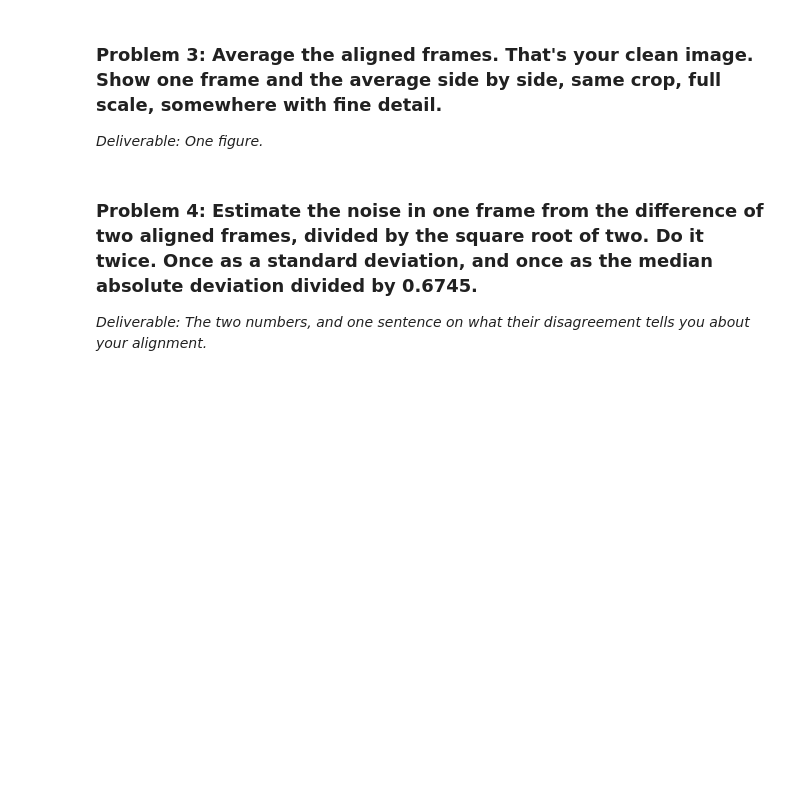
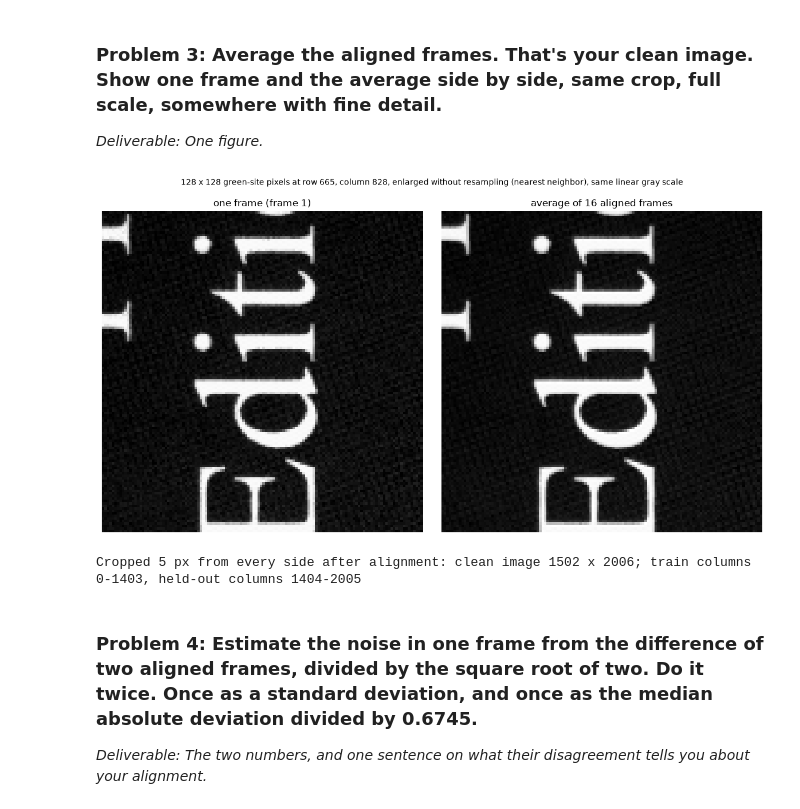
Before and after one commit to Jon-Knapp/EE513, a Jupyter notebook: Project 2/Homework 7 Training Without Clean Images.ipynb, the cells around one changed output. Cells and saved outputs as stored; diff of their text form; code cells hidden in the pictures; blank space fills up the shorter version.

```diff
--- a/Project 2/Homework 7 Training Without Clean Images.ipynb
+++ b/Project 2/Homework 7 Training Without Clean Images.ipynb
@@ -210,26 +333,30 @@ _Deliverable: One figure._
 # %%
 clean = np.mean(aligned, axis=0)
 inner = (slice(MARGIN, H - MARGIN), slice(MARGIN, W - MARGIN))   # every later step works inside this
 clean, aligned = clean[inner], [a[inner] for a in aligned]
 H, W = clean.shape
 SPLIT = int(TRAIN_FRACTION * W)                                    # columns < SPLIT train, >= SPLIT score
 
 # Crop with the most fine detail: highest local variance of the average after removing slow shading.
 detail = gaussian_filter((clean - gaussian_filter(clean, 4)) ** 2, 24)
 cy, cx = np.unravel_index(np.argmax(detail[64:-64, 64:-64]), (H - 128, W - 128))
 cy, cx = cy + 64, cx + 64
 C3 = (slice(cy - 64, cy + 64), slice(cx - 64, cx + 64))
 
 lo, hi = np.percentile(clean[C3], [0.5, 99.5])
 fig, axes = plt.subplots(1, 2, figsize=(12, 6.2))
 for ax, im, t in zip(axes, (aligned[0][C3], clean[C3]), ("one frame (frame 1)", f"average of {N} aligned frames")):
     ax.imshow(im, cmap="gray", vmin=lo, vmax=hi, interpolation="nearest")
     ax.set_title(t); ax.axis("off")
-fig.suptitle(f"128 x 128 green-site pixels at row {cy}, column {cx}, shown 1:1 in pixels, same linear gray scale",
-             fontsize=10)
+fig.suptitle(f"128 x 128 green-site pixels at row {cy}, column {cx}, enlarged without resampling (nearest neighbor), "
+             f"same linear gray scale",
+             fontsize=10, y=1.02)
 fig.tight_layout(); fig.savefig("hw7_item3_frame_vs_average.png", dpi=150, bbox_inches="tight"); plt.show()
 print(f"Cropped {MARGIN} px from every side after alignment: clean image {H} x {W}; train columns 0-{SPLIT - 1}, "
       f"held-out columns {SPLIT}-{W - 1}")
+# %% [output]
+[figure, added]
+Cropped 5 px from every side after alignment: clean image 1502 x 2006; train columns 0-1403, held-out columns 1404-2005
 # %% [markdown]
 ### Problem 4: Estimate the noise in one frame from the difference of two aligned frames, divided by the square root of two. Do it twice. Once as a standard deviation, and once as the median absolute deviation divided by 0.6745.
 _Deliverable: The two numbers, and one sentence on what their disagreement tells you about your alignment._
```
Also changed, not shown: parts of 33 cells of this notebook, 18 other files.
